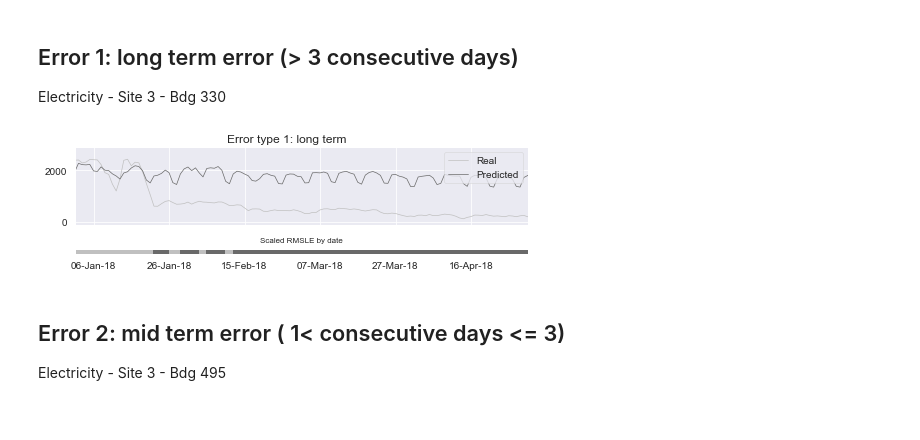
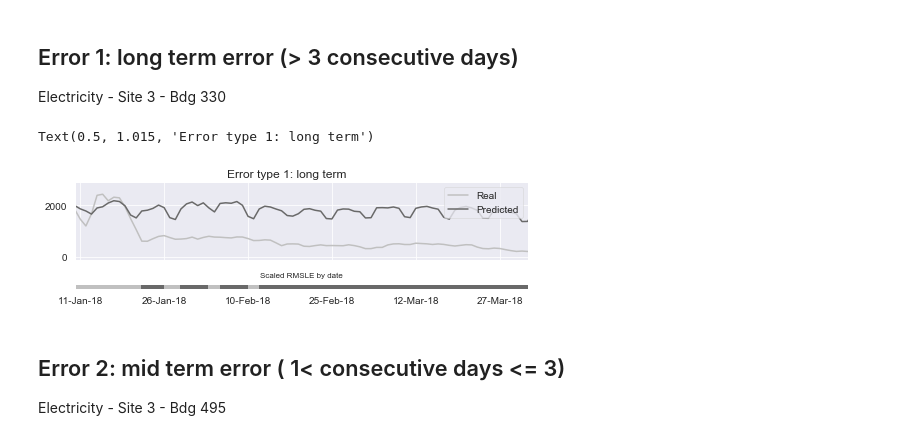
Before and after one commit to buds-lab/ashrae-great-energy-predictor-3-error-analysis, a Jupyter notebook: notebooks/12_plots-examples.ipynb, the cells around one changed output. Saved outputs shown, nothing was run; the diff lists cells and outputs as text; code cells hidden in the pictures.

```diff
--- a/notebooks/12_plots-examples.ipynb
+++ b/notebooks/12_plots-examples.ipynb
@@ -112,8 +297,8 @@ bdg = 330
 color_normal = "silver"
 color = "dimgrey"
 ratios = [3,0.2]
-start = dt.date(2018, 1, 1)
-end = dt.date(2018, 5, 1)
+start = dt.date(2018, 1, 10)
+end = dt.date(2018, 4, 1)
 
 #Create figure canvas
 fig, axes = plt.subplots(2, 1, sharex = True, sharey=False, figsize=(7,2), gridspec_kw = {"height_ratios": ratios})
@@ -125,38 +310,39 @@ temp.set_index("timestamp",inplace=True)
 # Resample
 temp = temp.resample('24H').sum().reset_index()
 
 ax = axes[0]
-sns.lineplot(data=temp, x="timestamp",y="meter_reading", ax=ax, color=color_normal, linewidth = 0.7)
-sns.lineplot(data=temp, x="timestamp",y="submission", ax=ax, color=color, linewidth = 0.7)
+sns.lineplot(data=temp, x="timestamp",y="meter_reading", ax=ax, color=color_normal, linewidth = 1.5)
+sns.lineplot(data=temp, x="timestamp",y="submission", ax=ax, color=color, linewidth = 1.5)
 ax.set_xlim([start, end])
 ax.set_ylabel("")
 #ax.set_title(f"Electricity - Building {bdg}",fontsize=8)
 ax.legend(labels=['Real','Predicted'], loc = "upper right")
 
 # ERROR HEATMAP
 # Get the data
 y = np.linspace(0, 1, 2)
 x = pd.date_range(start='2017-01-01', end='2019-01-01')
 temp1 = pd.DataFrame(df.loc[bdg,:]).T
 # Error heatmap Plot
 ax = axes[-1]
 cmap = ListedColormap([color_normal, color, color])
 cmap.set_bad(color=color)
 qmesh = ax.pcolormesh(x, y, temp1, cmap=cmap, rasterized=True)
 ax.xaxis.set_major_locator(plt.MaxNLocator(7))
 ax.xaxis.set_major_formatter(mdates.DateFormatter('%d-%b-%y'))
 ax.set_xlim([start, end])
 ax.set_title(f"Scaled RMSLE by date",fontsize=8)
 ax.set_yticklabels([])
 
 # Figure parameters
 plt.tight_layout()
 fig.suptitle(f"Error type {error_name}: {desc}", y = 1.015, x = 0.5, fontsize=12)
 
-fig.savefig(path_fig + f"error{error_name}_example.pdf", dpi=150, bbox_inches="tight")
-fig.savefig(path_fig + f"error{error_name}_example.png", dpi=150, bbox_inches="tight")
+#fig.savefig(path_fig + f"error{error_name}_example.pdf", dpi=150, bbox_inches="tight")
+#fig.savefig(path_fig + f"error{error_name}_example.png", dpi=150, bbox_inches="tight")
 # %% [output]
+Text(0.5, 1.015, 'Error type 1: long term')
-[figure, old version]
+[figure, new version]
 # %% [markdown]
 ## Error 2: mid term error ( 1< consecutive days <= 3)
 Electricity - Site 3 - Bdg 495
```
Also changed, not shown: parts of 3 cells of this notebook, 2 other files.
